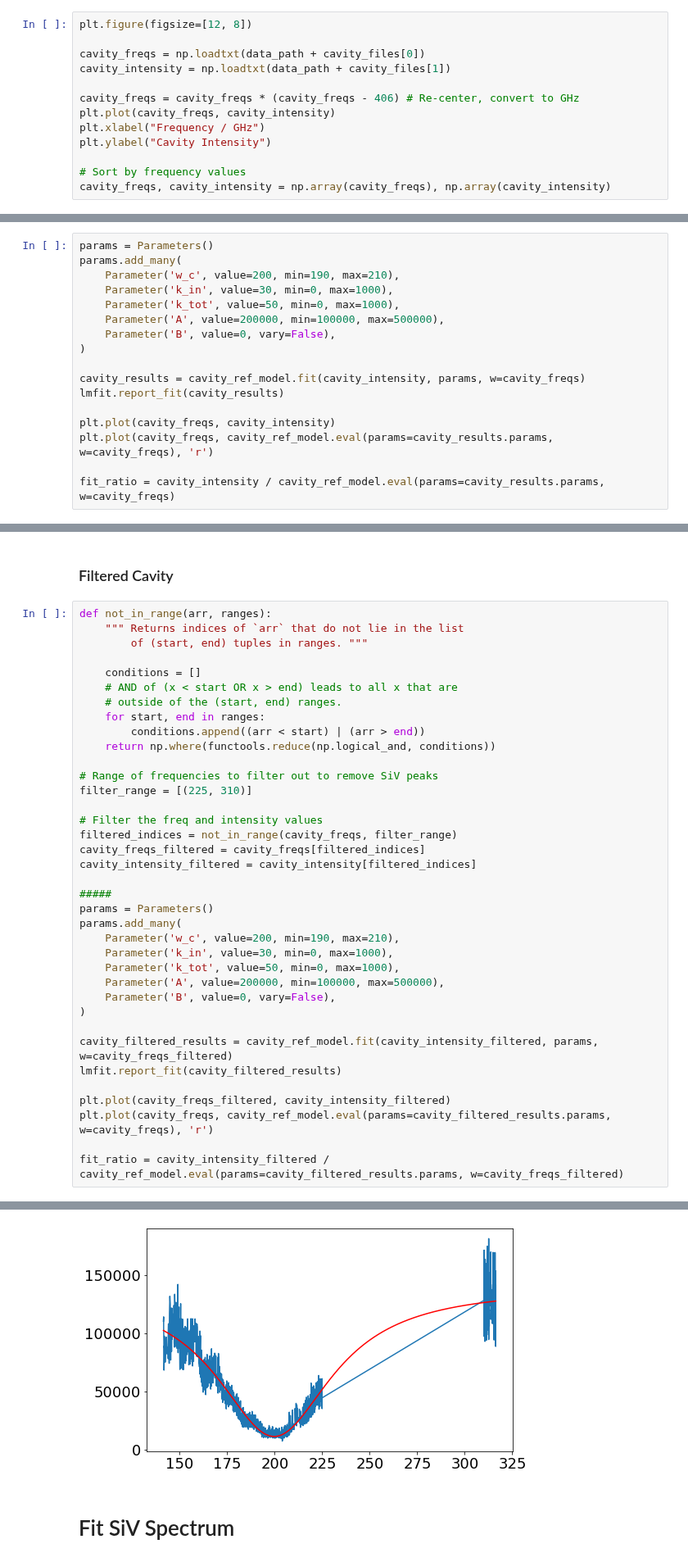
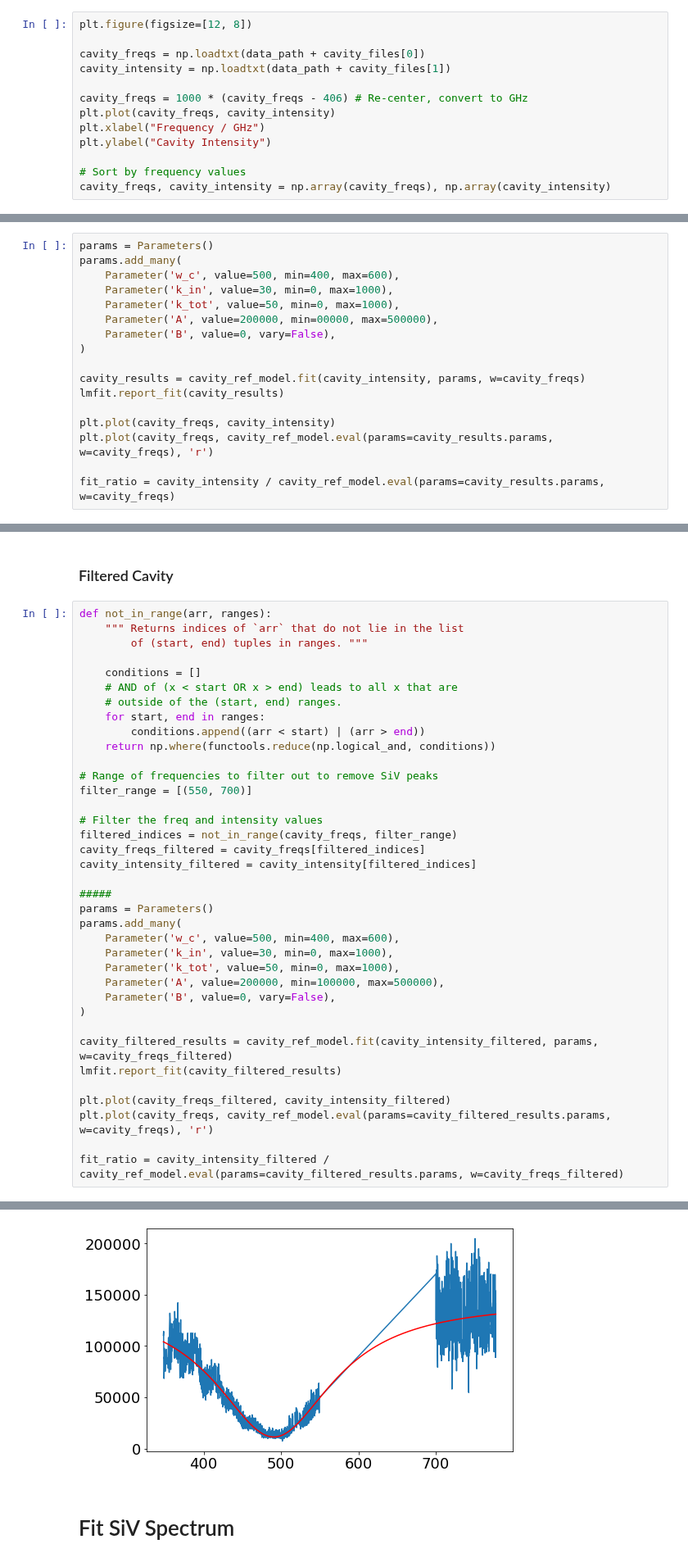
Before and after one commit to huanyanqi/siv-cqed-model, a Jupyter notebook: notebooks/20210518_B16_Diffusion_Fitting.ipynb, the cells around one changed output, grey strips where cells are left out. Shown at 82% size. Cells and saved outputs as stored; diff of their text form.

Commit message:
Fix bug where cavity freq was miscalculated

```diff
--- a/notebooks/20210518_B16_Diffusion_Fitting.ipynb
+++ b/notebooks/20210518_B16_Diffusion_Fitting.ipynb
@@ -39,7 +39,7 @@ plt.figure(figsize=[12, 8])
 cavity_freqs = np.loadtxt(data_path + cavity_files[0])
 cavity_intensity = np.loadtxt(data_path + cavity_files[1])
 
-cavity_freqs = cavity_freqs * (cavity_freqs - 406) # Re-center, convert to GHz
+cavity_freqs = 1000 * (cavity_freqs - 406) # Re-center, convert to GHz
 plt.plot(cavity_freqs, cavity_intensity)
 plt.xlabel("Frequency / GHz")
 plt.ylabel("Cavity Intensity")
@@ -85,10 +85,10 @@ fig.tight_layout()
 # %%
 params = Parameters()
 params.add_many(
-    Parameter('w_c', value=200, min=190, max=210),
+    Parameter('w_c', value=500, min=400, max=600),
     Parameter('k_in', value=30, min=0, max=1000),
     Parameter('k_tot', value=50, min=0, max=1000),
-    Parameter('A', value=200000, min=100000, max=500000),
+    Parameter('A', value=200000, min=00000, max=500000),
     Parameter('B', value=0, vary=False),
 )
 
@@ -161,7 +161,7 @@ def not_in_range(arr, ranges):
     return np.where(functools.reduce(np.logical_and, conditions))
 
 # Range of frequencies to filter out to remove SiV peaks
-filter_range = [(225, 310)]
+filter_range = [(550, 700)]
 
 # Filter the freq and intensity values
 filtered_indices = not_in_range(cavity_freqs, filter_range)
@@ -171,7 +171,7 @@ cavity_intensity_filtered = cavity_intensity[filtered_indices]
 #####
 params = Parameters()
 params.add_many(
-    Parameter('w_c', value=200, min=190, max=210),
+    Parameter('w_c', value=500, min=400, max=600),
     Parameter('k_in', value=30, min=0, max=1000),
     Parameter('k_tot', value=50, min=0, max=1000),
     Parameter('A', value=200000, min=100000, max=500000),
@@ -206,4 +206,4 @@ fit_ratio = cavity_intensity_filtered / cavity_ref_model.eval(params=cavity_filt
-[figure, old version]
+[figure, new version]
 # %% [markdown]
 # Fit SiV Spectrum
 # %% [markdown]
```
Also changed, not shown: parts of 11 cells of this notebook.
